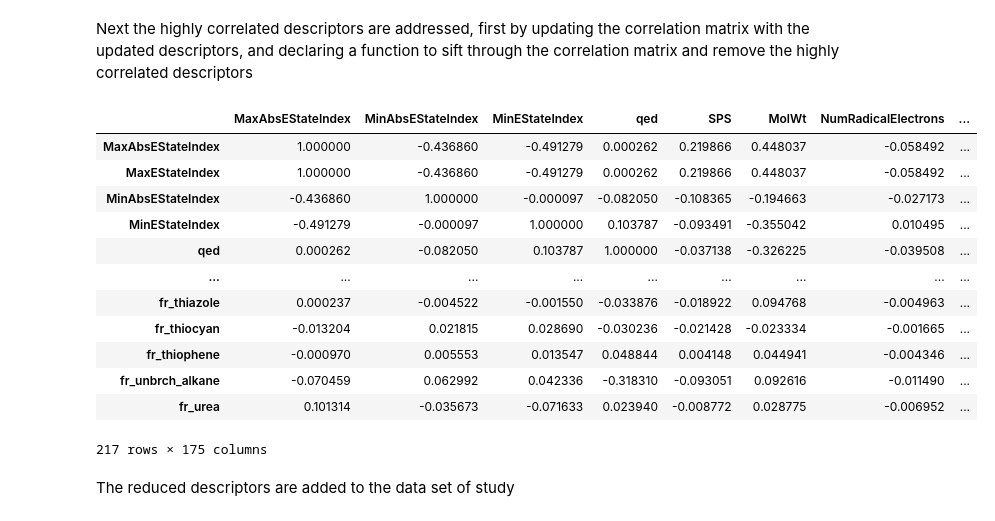
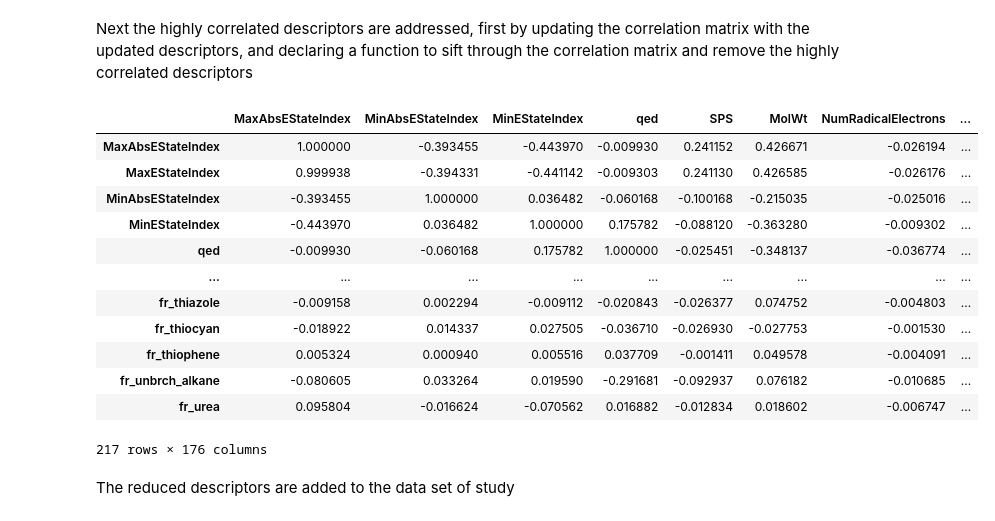
Before and after one commit to Natashasia/CHE1147-Group-6, a Jupyter notebook: EDA.ipynb, the cells around one changed output. Saved outputs shown, nothing was run; the diff lists cells and outputs as text; code cells hidden in the pictures.

```diff
--- a/EDA.ipynb
+++ b/EDA.ipynb
@@ -70,6 +86,6 @@ df
 # %% [markdown]
 **Loading local versions**
 # %%
-df = pd.read_csv("data/raw_data_tox21.csv")
+df = pd.read_csv("data/tox21_10k_data_all.csv")
 df
 # %% [output]
@@ -91,6 +107,6 @@ Verifying the data set was successfully loaded
 # %% [markdown]
 Next a sub data set is taken from the overall data set focusing on key characteristics for this project, including the formula, formula weight, ID, smiles, mol object, and the 5 stress response indicators.
 # %%
-df_of_study = df[['mol_id','smiles', 'SR-ARE', 'SR-ATAD5', 'SR-HSE', 'SR-MMP', 'SR-p53']]
+df_of_study = df[['ID','SMILES', "Formula", 'SR-ARE', 'SR-ATAD5', 'SR-HSE', 'SR-MMP', 'SR-p53']]
 df_of_study.head()
 # %% [output]
@@ -139,5 +155,5 @@ def canonicalize_smiles(smiles, isomeric=True):
 
 
 
-df_of_study['mol'] = df_of_study['smiles'].apply(add_mol_object)
-df_of_study['canon_smiles'] = df_of_study['smiles'].apply(canonicalize_smiles)
+df_of_study['mol'] = df_of_study['SMILES'].apply(add_mol_object)
+df_of_study['canon_smiles'] = df_of_study['SMILES'].apply(canonicalize_smiles)
@@ -283,36 +320,36 @@ Number of features after: 213
 # %% [markdown]
 Next the highly correlated descriptors are addressed, first by updating the correlation matrix with the updated descriptors, and declaring a function to sift through the correlation matrix and remove the highly correlated descriptors
 # %%
-descriptor_columns = df_with_descriptors.columns[9:]
+descriptor_columns = df_with_descriptors.columns[10:]
 
 correlation_matrix = df_with_descriptors[descriptor_columns].corr()
 
 def remove_highly_correlated_descriptors(correlation_matrix, threshold=0.90):
     #avoids redundancy by only searching the upper triangle of the correlation matrix to avoid being redundant and avoids the diagonal of self correlation
     top_of_corr_matrix = correlation_matrix.where(np.triu(np.ones(correlation_matrix.shape), k=1).astype(bool))
     descriptors_to_remove = [column for column in top_of_corr_matrix.columns if any(top_of_corr_matrix[column].abs() > threshold)]
 
     reduced_descriptors_matrix = correlation_matrix.drop(descriptors_to_remove, axis=1)
 
     return reduced_descriptors_matrix
 
-test_reduced_correlation_matrix = remove_highly_correlated_descriptors(correlation_matrix, 0.9)
+test_reduced_correlation_matrix = remove_highly_correlated_descriptors(correlation_matrix, 0.90)
 
 test_reduced_correlation_matrix
 # %% [output]
 |  | MaxAbsEStateIndex | MinAbsEStateIndex | MinEStateIndex | qed | SPS | MolWt | NumRadicalElectrons | ... |
-| MaxAbsEStateIndex | 1.000000 | -0.436860 | -0.491279 | 0.000262 | 0.219866 | 0.448037 | -0.058492 | ... |
-| MaxEStateIndex | 1.000000 | -0.436860 | -0.491279 | 0.000262 | 0.219866 | 0.448037 | -0.058492 | ... |
-| MinAbsEStateIndex | -0.436860 | 1.000000 | -0.000097 | -0.082050 | -0.108365 | -0.194663 | -0.027173 | ... |
-| MinEStateIndex | -0.491279 | -0.000097 | 1.000000 | 0.103787 | -0.093491 | -0.355042 | 0.010495 | ... |
-| qed | 0.000262 | -0.082050 | 0.103787 | 1.000000 | -0.037138 | -0.326225 | -0.039508 | ... |
+| MaxAbsEStateIndex | 1.000000 | -0.393455 | -0.443970 | -0.009930 | 0.241152 | 0.426671 | -0.026194 | ... |
+| MaxEStateIndex | 0.999938 | -0.394331 | -0.441142 | -0.009303 | 0.241130 | 0.426585 | -0.026176 | ... |
+| MinAbsEStateIndex | -0.393455 | 1.000000 | 0.036482 | -0.060168 | -0.100168 | -0.215035 | -0.025016 | ... |
+| MinEStateIndex | -0.443970 | 0.036482 | 1.000000 | 0.175782 | -0.088120 | -0.363280 | -0.009302 | ... |
+| qed | -0.009930 | -0.060168 | 0.175782 | 1.000000 | -0.025451 | -0.348137 | -0.036774 | ... |
 | ... | ... | ... | ... | ... | ... | ... | ... | ... |
-| fr_thiazole | 0.000237 | -0.004522 | -0.001550 | -0.033876 | -0.018922 | 0.094768 | -0.004963 | ... |
-| fr_thiocyan | -0.013204 | 0.021815 | 0.028690 | -0.030236 | -0.021428 | -0.023334 | -0.001665 | ... |
-| fr_thiophene | -0.000970 | 0.005553 | 0.013547 | 0.048844 | 0.004148 | 0.044941 | -0.004346 | ... |
-| fr_unbrch_alkane | -0.070459 | 0.062992 | 0.042336 | -0.318310 | -0.093051 | 0.092616 | -0.011490 | ... |
-| fr_urea | 0.101314 | -0.035673 | -0.071633 | 0.023940 | -0.008772 | 0.028775 | -0.006952 | ... |
+| fr_thiazole | -0.009158 | 0.002294 | -0.009112 | -0.020843 | -0.026377 | 0.074752 | -0.004803 | ... |
+| fr_thiocyan | -0.018922 | 0.014337 | 0.027505 | -0.036710 | -0.026930 | -0.027753 | -0.001530 | ... |
+| fr_thiophene | 0.005324 | 0.000940 | 0.005516 | 0.037709 | -0.001411 | 0.049578 | -0.004091 | ... |
+| fr_unbrch_alkane | -0.080605 | 0.033264 | 0.019590 | -0.291681 | -0.092937 | 0.076182 | -0.010685 | ... |
+| fr_urea | 0.095804 | -0.016624 | -0.070562 | 0.016882 | -0.012834 | 0.018602 | -0.006747 | ... |
-217 rows × 175 columns
+217 rows × 176 columns
 # %% [markdown]
 The reduced descriptors are added to the data set of study
 # %%
```
Also changed, not shown: parts of 27 cells of this notebook.
